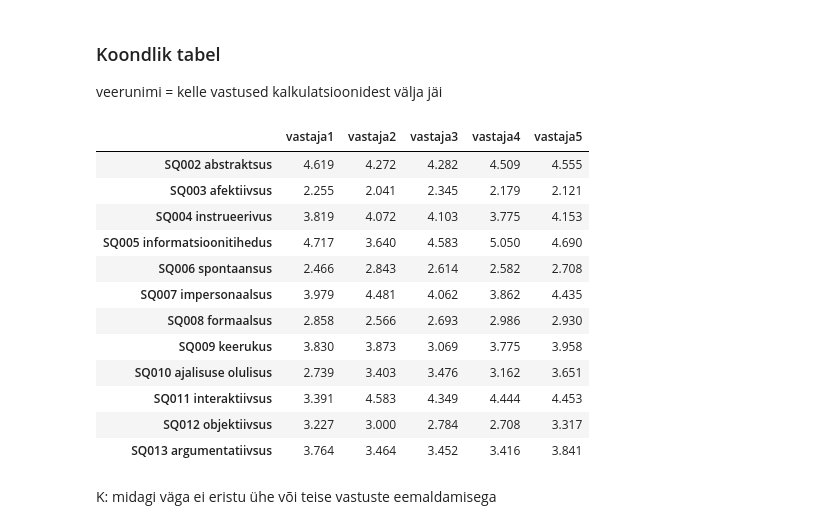
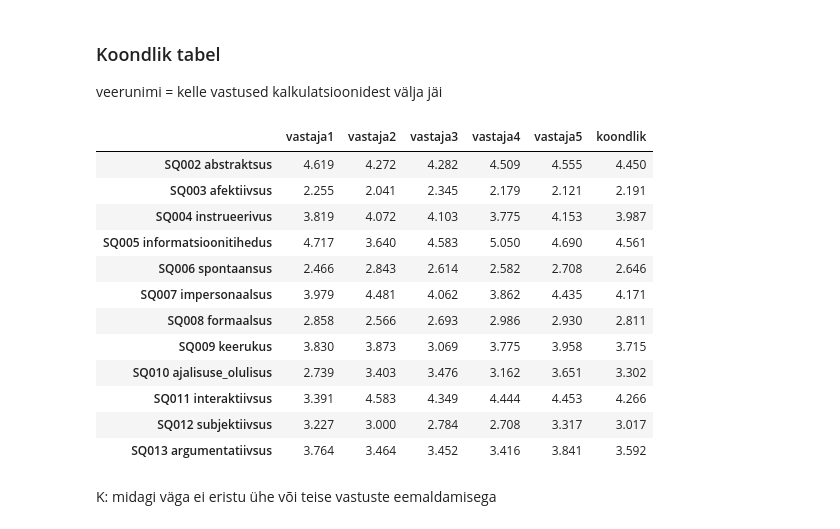
Before and after one commit to kristiinavaik/katse, a Jupyter notebook: tulemused.ipynb, the cells around one changed output. Saved outputs shown, nothing was run; the diff lists cells and outputs as text; code cells hidden in the pictures.

```diff
--- a/tulemused.ipynb
+++ b/tulemused.ipynb
@@ -594,7 +940,8 @@ all_df
 kuna üksikud std-d ei ütle väga midagi
 # %%
 # average_std per dimension
-pd.Series((all_df.pow(2).sum())**(1/2), name='average std')
+all_std = pd.Series((all_df.pow(2).sum())**(1/2), name='average std')
+all_std
 # %% [output]
 SQ002 abstraktsus              4.449719
 SQ003 afektiivsus              2.190890
@@ -927,20 +1274,20 @@ Name: average std, dtype: float64
 
 veerunimi = kelle vastused kalkulatsioonidest välja jäi
 # %%
-pd.DataFrame({'vastaja1': vastaja1.round(3), 'vastaja2': vastaja2.round(3),'vastaja3': vastaja3.round(3), 'vastaja4':vastaja4.round(3), 'vastaja5': vastaja5.round(3)})
+pd.DataFrame({'vastaja1': vastaja1.round(3), 'vastaja2': vastaja2.round(3),'vastaja3': vastaja3.round(3), 'vastaja4':vastaja4.round(3), 'vastaja5': vastaja5.round(3), 'koondlik': all_std.round(3)})
 # %% [output]
-|  | vastaja1 | vastaja2 | vastaja3 | vastaja4 | vastaja5 |
-| SQ002 abstraktsus | 4.619 | 4.272 | 4.282 | 4.509 | 4.555 |
-| SQ003 afektiivsus | 2.255 | 2.041 | 2.345 | 2.179 | 2.121 |
-| SQ004 instrueerivus | 3.819 | 4.072 | 4.103 | 3.775 | 4.153 |
-| SQ005 informatsioonitihedus | 4.717 | 3.640 | 4.583 | 5.050 | 4.690 |
-| SQ006 spontaansus | 2.466 | 2.843 | 2.614 | 2.582 | 2.708 |
-| SQ007 impersonaalsus | 3.979 | 4.481 | 4.062 | 3.862 | 4.435 |
-| SQ008 formaalsus | 2.858 | 2.566 | 2.693 | 2.986 | 2.930 |
-| SQ009 keerukus | 3.830 | 3.873 | 3.069 | 3.775 | 3.958 |
-| SQ010 ajalisuse olulisus | 2.739 | 3.403 | 3.476 | 3.162 | 3.651 |
-| SQ011 interaktiivsus | 3.391 | 4.583 | 4.349 | 4.444 | 4.453 |
-| SQ012 objektiivsus | 3.227 | 3.000 | 2.784 | 2.708 | 3.317 |
-| SQ013 argumentatiivsus | 3.764 | 3.464 | 3.452 | 3.416 | 3.841 |
+|  | vastaja1 | vastaja2 | vastaja3 | vastaja4 | vastaja5 | koondlik |
+| SQ002 abstraktsus | 4.619 | 4.272 | 4.282 | 4.509 | 4.555 | 4.450 |
+| SQ003 afektiivsus | 2.255 | 2.041 | 2.345 | 2.179 | 2.121 | 2.191 |
+| SQ004 instrueerivus | 3.819 | 4.072 | 4.103 | 3.775 | 4.153 | 3.987 |
+| SQ005 informatsioonitihedus | 4.717 | 3.640 | 4.583 | 5.050 | 4.690 | 4.561 |
+| SQ006 spontaansus | 2.466 | 2.843 | 2.614 | 2.582 | 2.708 | 2.646 |
+| SQ007 impersonaalsus | 3.979 | 4.481 | 4.062 | 3.862 | 4.435 | 4.171 |
+| SQ008 formaalsus | 2.858 | 2.566 | 2.693 | 2.986 | 2.930 | 2.811 |
+| SQ009 keerukus | 3.830 | 3.873 | 3.069 | 3.775 | 3.958 | 3.715 |
+| SQ010 ajalisuse_olulisus | 2.739 | 3.403 | 3.476 | 3.162 | 3.651 | 3.302 |
+| SQ011 interaktiivsus | 3.391 | 4.583 | 4.349 | 4.444 | 4.453 | 4.266 |
+| SQ012 subjektiivsus | 3.227 | 3.000 | 2.784 | 2.708 | 3.317 | 3.017 |
+| SQ013 argumentatiivsus | 3.764 | 3.464 | 3.452 | 3.416 | 3.841 | 3.592 |
 # %% [markdown]
 K: midagi väga ei eristu ühe või teise vastuste eemaldamisega
```
Also changed, not shown: parts of 66 cells of this notebook.
